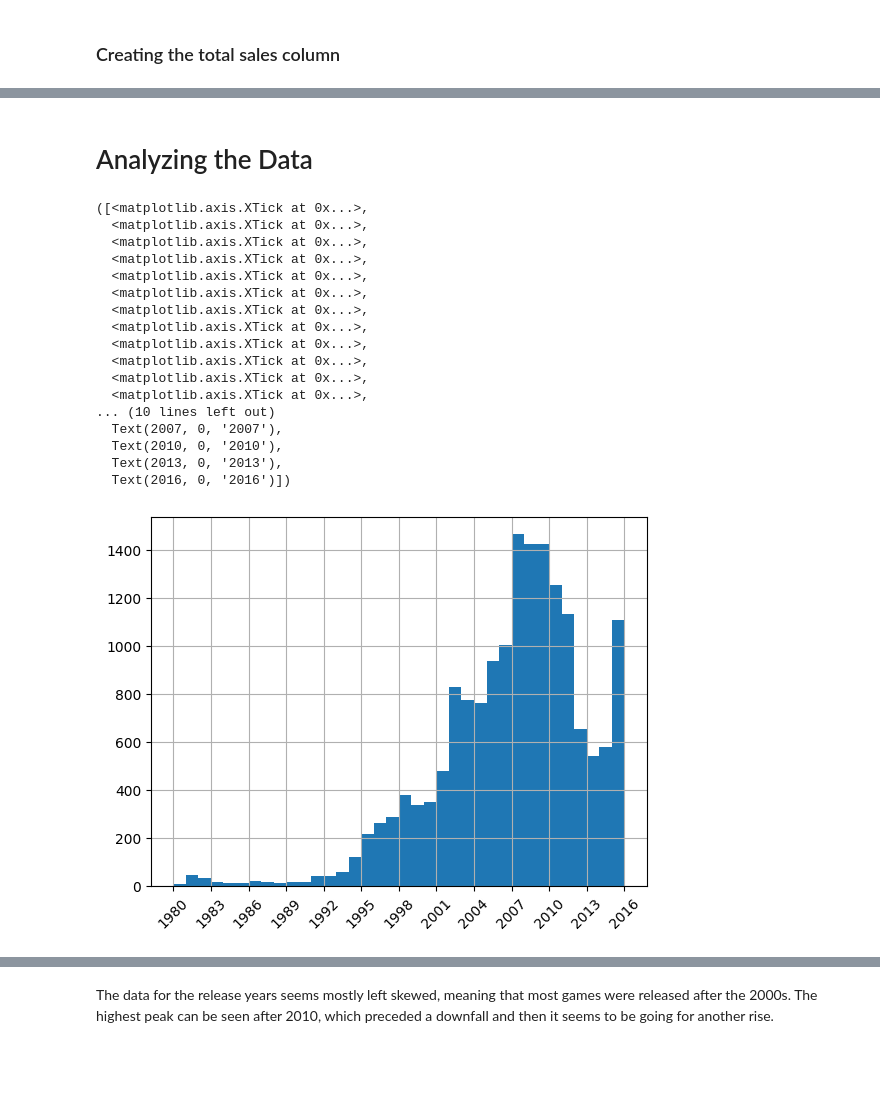
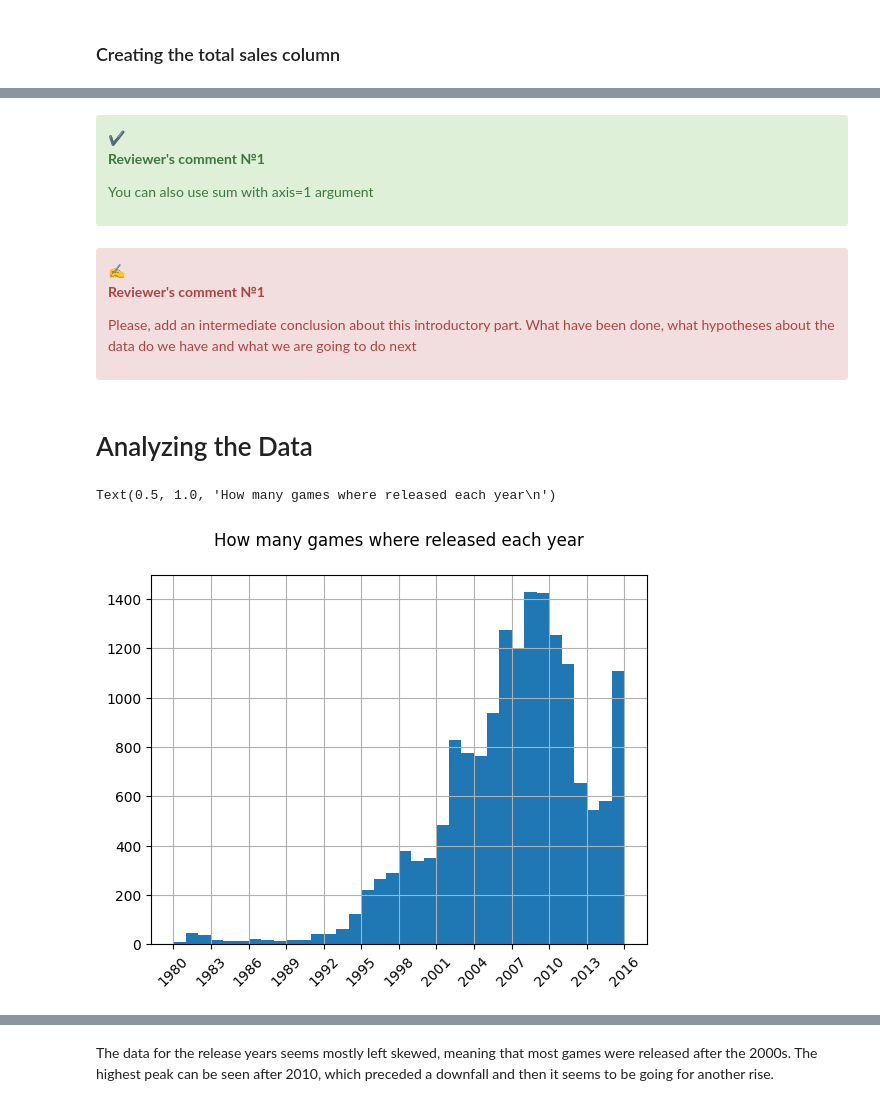
Before and after one commit to TirsoPaneque/integrated_project, a Jupyter notebook: notebooks/EDA.ipynb, the cells around one changed output, grey strips where cells are left out. Drawn from its saved outputs; the diff is of its cells as text; code cells hidden in the pictures; blank space fills up the shorter version.

Commit message:
Did several fixes along all the project according to the reviewer guidelines.

```diff
--- a/notebooks/EDA.ipynb
+++ b/notebooks/EDA.ipynb
@@ -110,5 +199,3 @@ Data columns (total 11 columns):
  10  rating           9949 non-null   object
 dtypes: float64(6), object(5)
 memory usage: 1.4+ MB
-# %%
-df['year_of_release'] = df['year_of_release'].fillna(df['year_of_release'].median())
@@ -161,2 +278,10 @@ df['user_score'] = pd.to_numeric(df['user_score'], errors='coerce')
 # %% [markdown]
 The user score value tbd (To Be Determined) will be considered as 0. It seems that the low popularity of those games had them unranked by the users. For the 2016 games the user rank will be the average of the column
+# %%
+imputer = SI()
+df_num_w_nan = df.select_dtypes(exclude=['object'])
+imputer.fit(df_num_w_nan)
+df_num = imputer.transform(df_num_w_nan)
+df_num = pd.DataFrame(data=df_num, columns=df_num_w_nan.columns)
+df_cat = df.select_dtypes(include='object')
+df = pd.concat([df_num, df_cat], axis=1)
@@ -243,2 +376,0 @@ df.describe()
-# %%
-df['critic_score'] = df['critic_score'].fillna(df['critic_score'].median())
@@ -287,3 +422 @@ df.describe()
 | max | 2016.000000 | 41.360000 | 28.960000 | 10.220000 | 10.570000 | 98.000000 | 9.700000 |
-# %%
-df['user_score'] = df['user_score'].fillna(df['user_score'].median())
@@ -347,24 +476,22 @@ See the caveats in the documentation: https://pandas.pydata.org/pandas-docs/stab
+# %% [markdown]
+<div class="alert alert-block alert-success">✔️
+
+__Reviewer's comment №1__
+
+You can also use sum with axis=1 argument
+# %% [markdown]
+<div class="alert alert-block alert-danger">✍
+
+
+__Reviewer's comment №1__
+
+Please, add an intermediate conclusion about this introductory part. What have been done, what hypotheses about the data do we have and what we are going to do next
 # %% [markdown]
 # Analyzing the Data
 # %%
 df['year_of_release'].hist(bins=36)
 plt.xticks(range(df['year_of_release'].min(), df['year_of_release'].max() + 1, 3), rotation = 45)
+plt.title('How many games where released each year\n')
 # %% [output]
-([<matplotlib.axis.XTick at 0x...>,
-  <matplotlib.axis.XTick at 0x...>,
-  <matplotlib.axis.XTick at 0x...>,
-  <matplotlib.axis.XTick at 0x...>,
-  <matplotlib.axis.XTick at 0x...>,
-  <matplotlib.axis.XTick at 0x...>,
-  <matplotlib.axis.XTick at 0x...>,
-  <matplotlib.axis.XTick at 0x...>,
-  <matplotlib.axis.XTick at 0x...>,
-  <matplotlib.axis.XTick at 0x...>,
-  <matplotlib.axis.XTick at 0x...>,
-  <matplotlib.axis.XTick at 0x...>,
-... (10 lines left out)
-  Text(2007, 0, '2007'),
-  Text(2010, 0, '2010'),
-  Text(2013, 0, '2013'),
-  Text(2016, 0, '2016')])
+Text(0.5, 1.0, 'How many games where released each year\n')
-[figure, old version]
+[figure, new version]
```
Also changed, not shown: parts of 90 cells of this notebook.
